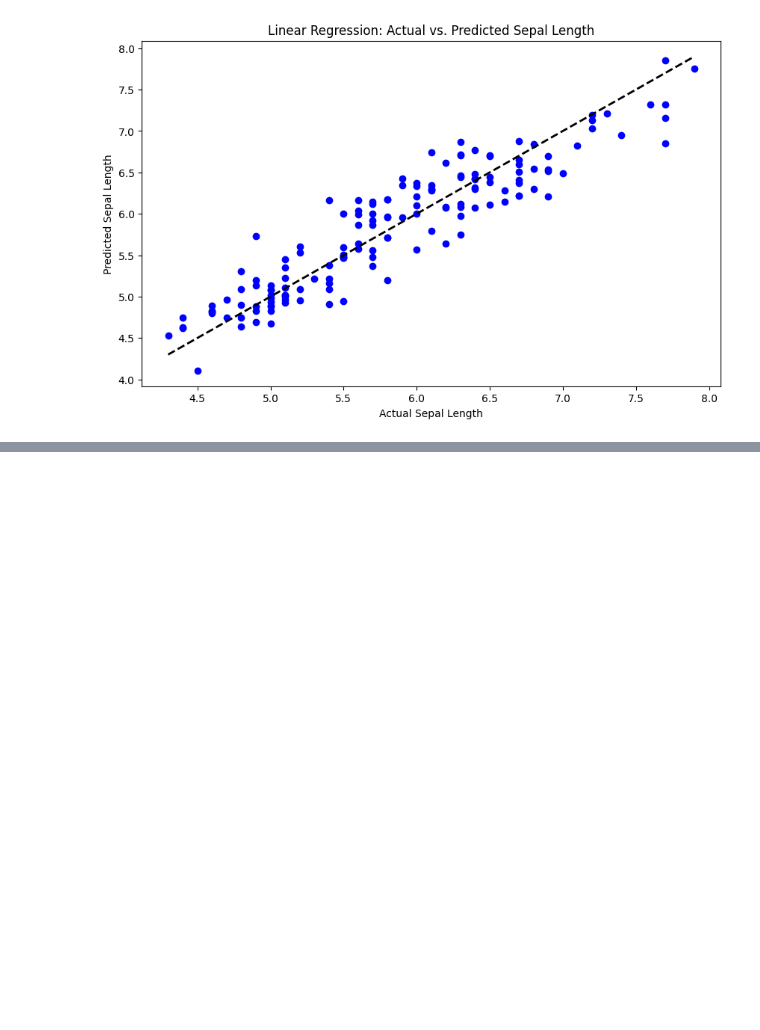
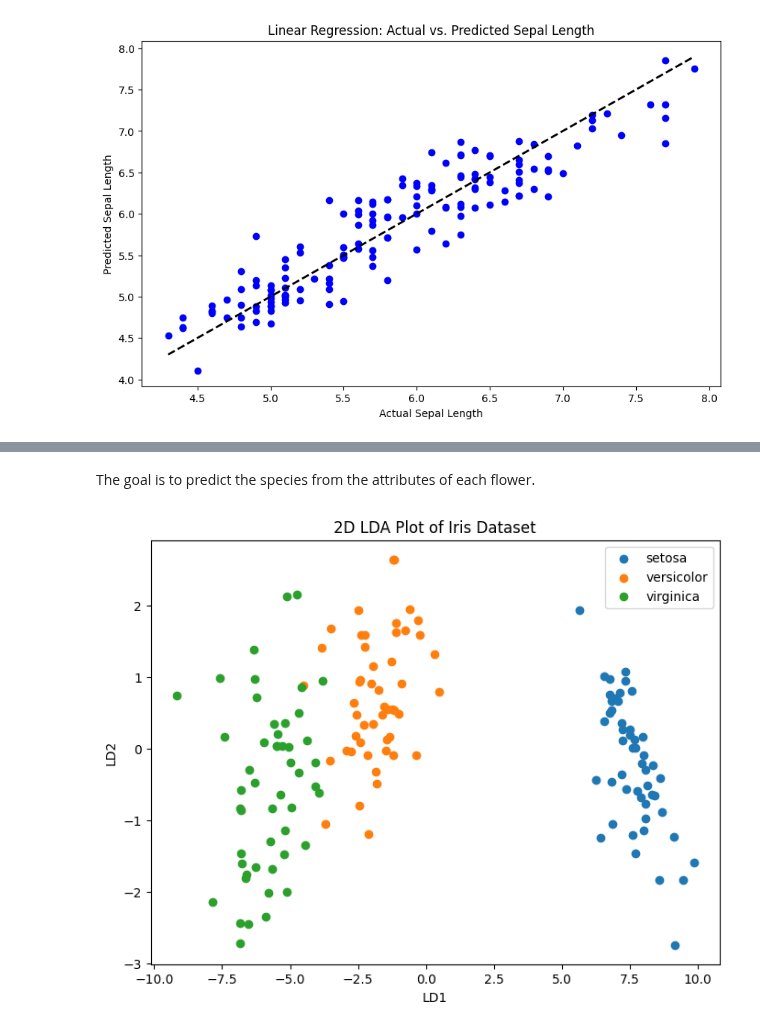
Before and after one commit to isa-ulisboa/greends-pml, a Jupyter notebook: iris_regression_classification.ipynb, the cells around one changed output, grey strips where cells are left out. Cells and saved outputs as stored; diff of their text form; code cells hidden in the pictures; blank space fills up the shorter version.

```diff
--- a/iris_regression_classification.ipynb
+++ b/iris_regression_classification.ipynb
@@ -119,0 +128,30 @@ dict_keys(['data', 'target', 'frame', 'target_names', 'DESCR', 'feature_names',
+# %% [markdown]
+The goal is to predict the species from the attributes of each flower.
+# %%
+from sklearn.discriminant_analysis import LinearDiscriminantAnalysis
+
+X = df[['sepal width (cm)','petal length (cm)','petal width (cm)','sepal length (cm)']]
+y = df['species']
+
+# Perform Linear Discriminant Analysis (LDA)
+lda = LinearDiscriminantAnalysis(n_components=2)
+X_lda = lda.fit_transform(X, y)
+
+# Create a 2D plot
+plt.figure(figsize=(8, 6))
+
+# Scatter plot for each class
+for species, target_name in zip(df['species'].unique(), df['species'].unique()):
+    plt.scatter(X_lda[y == species, 0], X_lda[y == species, 1], label=target_name)
+
+# Set labels and title
+plt.xlabel('LD1')
+plt.ylabel('LD2')
+plt.title('2D LDA Plot of Iris Dataset')
+
+# Add legend
+plt.legend()
+
+plt.show()
+# %% [output]
+[figure, added]
```
Also changed, not shown: parts of 9 cells of this notebook.
